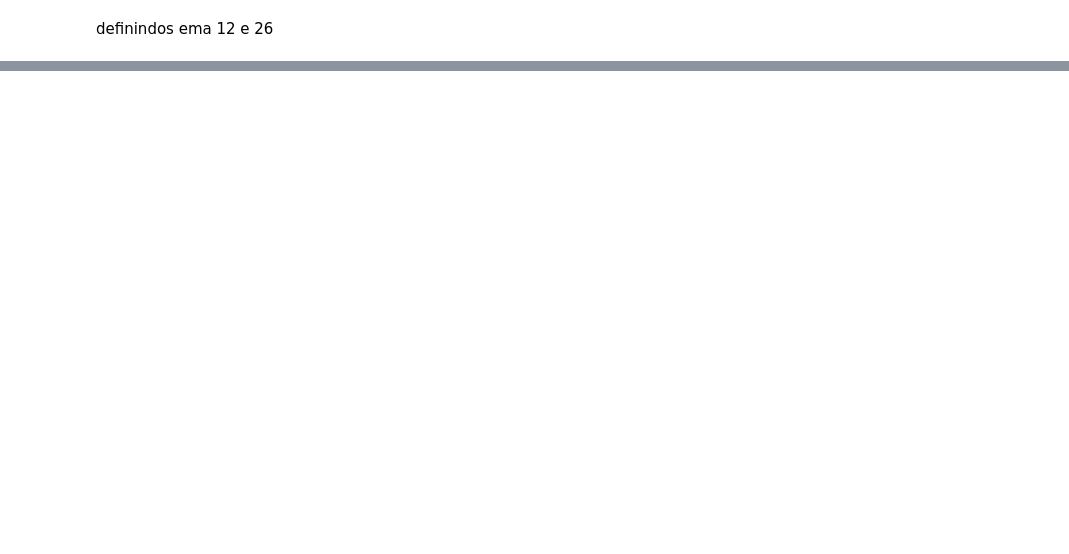
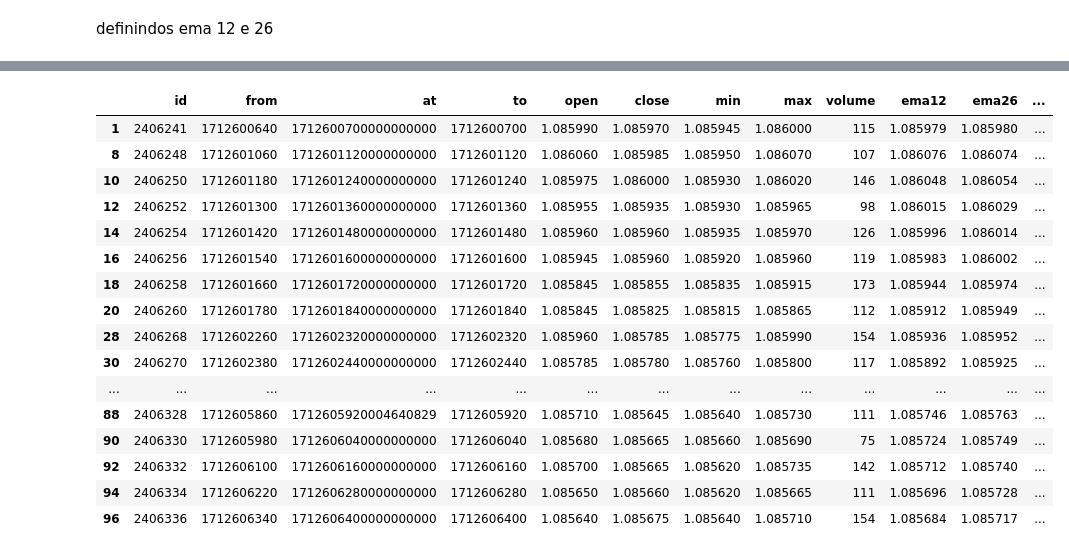
Before and after one commit to melltl/macd_trade_LAPES, a Jupyter notebook: macd_trade_LAPES.ipynb, the cells around one changed output, grey strips where cells are left out. Cells and saved outputs as stored; diff of their text form; code cells hidden in the pictures; blank space fills up the shorter version.

```diff
--- a/macd_trade_LAPES.ipynb
+++ b/macd_trade_LAPES.ipynb
@@ -208,0 +200,44 @@ df.head()
+# %%
+def generate_signals(macd_values, signal_values):
+    signals = []
+    in_overbought = False
+    in_oversold = False
+
+
+    for macd, signal in zip(macd_values, signal_values):
+        if macd > signal and not in_overbought :
+            signals.append('SELL')
+            in_overbought = True
+
+        elif  macd < signal and  not in_oversold:
+            signals.append('BUY')
+            in_oversold = True
+
+        else:
+             in_overbought = False
+             in_oversold = False
+             signals.append('HOLD')
+
+    return signals
+# %%
+df['signal'] = generate_signals(df['macd'],df['macd_signal'])
+
+df[df['signal']=='BUY']
+# %% [output]
+|  | id | from | at | to | open | close | min | max | volume | ema12 | ema26 | ... |
+| 1 | 2406241 | 1712600640 | 1712600700000000000 | 1712600700 | 1.085990 | 1.085970 | 1.085945 | 1.086000 | 115 | 1.085979 | 1.085980 | ... |
+| 8 | 2406248 | 1712601060 | 1712601120000000000 | 1712601120 | 1.086060 | 1.085985 | 1.085950 | 1.086070 | 107 | 1.086076 | 1.086074 | ... |
+| 10 | 2406250 | 1712601180 | 1712601240000000000 | 1712601240 | 1.085975 | 1.086000 | 1.085930 | 1.086020 | 146 | 1.086048 | 1.086054 | ... |
+| 12 | 2406252 | 1712601300 | 1712601360000000000 | 1712601360 | 1.085955 | 1.085935 | 1.085930 | 1.085965 | 98 | 1.086015 | 1.086029 | ... |
+| 14 | 2406254 | 1712601420 | 1712601480000000000 | 1712601480 | 1.085960 | 1.085960 | 1.085935 | 1.085970 | 126 | 1.085996 | 1.086014 | ... |
+| 16 | 2406256 | 1712601540 | 1712601600000000000 | 1712601600 | 1.085945 | 1.085960 | 1.085920 | 1.085960 | 119 | 1.085983 | 1.086002 | ... |
+| 18 | 2406258 | 1712601660 | 1712601720000000000 | 1712601720 | 1.085845 | 1.085855 | 1.085835 | 1.085915 | 173 | 1.085944 | 1.085974 | ... |
+| 20 | 2406260 | 1712601780 | 1712601840000000000 | 1712601840 | 1.085845 | 1.085825 | 1.085815 | 1.085865 | 112 | 1.085912 | 1.085949 | ... |
+| 28 | 2406268 | 1712602260 | 1712602320000000000 | 1712602320 | 1.085960 | 1.085785 | 1.085775 | 1.085990 | 154 | 1.085936 | 1.085952 | ... |
+| 30 | 2406270 | 1712602380 | 1712602440000000000 | 1712602440 | 1.085785 | 1.085780 | 1.085760 | 1.085800 | 117 | 1.085892 | 1.085925 | ... |
+| ... | ... | ... | ... | ... | ... | ... | ... | ... | ... | ... | ... | ... |
+| 88 | 2406328 | 1712605860 | 1712605920004640829 | 1712605920 | 1.085710 | 1.085645 | 1.085640 | 1.085730 | 111 | 1.085746 | 1.085763 | ... |
+| 90 | 2406330 | 1712605980 | 1712606040000000000 | 1712606040 | 1.085680 | 1.085665 | 1.085660 | 1.085690 | 75 | 1.085724 | 1.085749 | ... |
+| 92 | 2406332 | 1712606100 | 1712606160000000000 | 1712606160 | 1.085700 | 1.085665 | 1.085620 | 1.085735 | 142 | 1.085712 | 1.085740 | ... |
+| 94 | 2406334 | 1712606220 | 1712606280000000000 | 1712606280 | 1.085650 | 1.085660 | 1.085620 | 1.085665 | 111 | 1.085696 | 1.085728 | ... |
+| 96 | 2406336 | 1712606340 | 1712606400000000000 | 1712606400 | 1.085640 | 1.085675 | 1.085640 | 1.085710 | 154 | 1.085684 | 1.085717 | ... |
```
Also changed, not shown: parts of 36 cells of this notebook.
